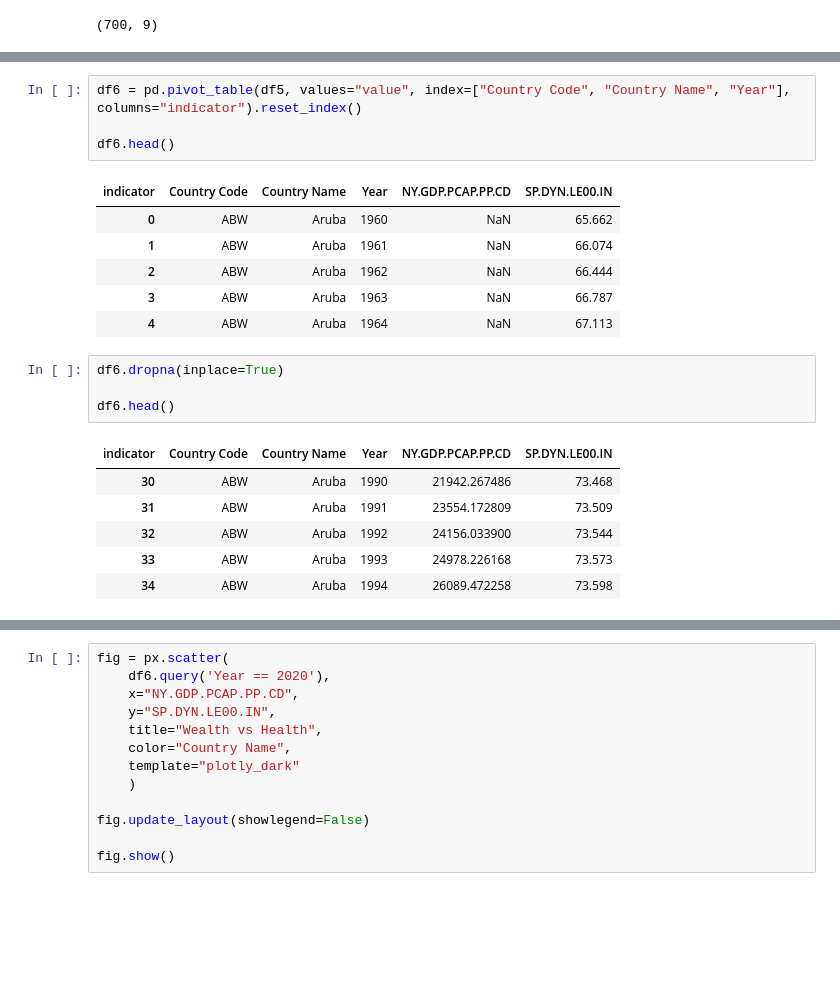
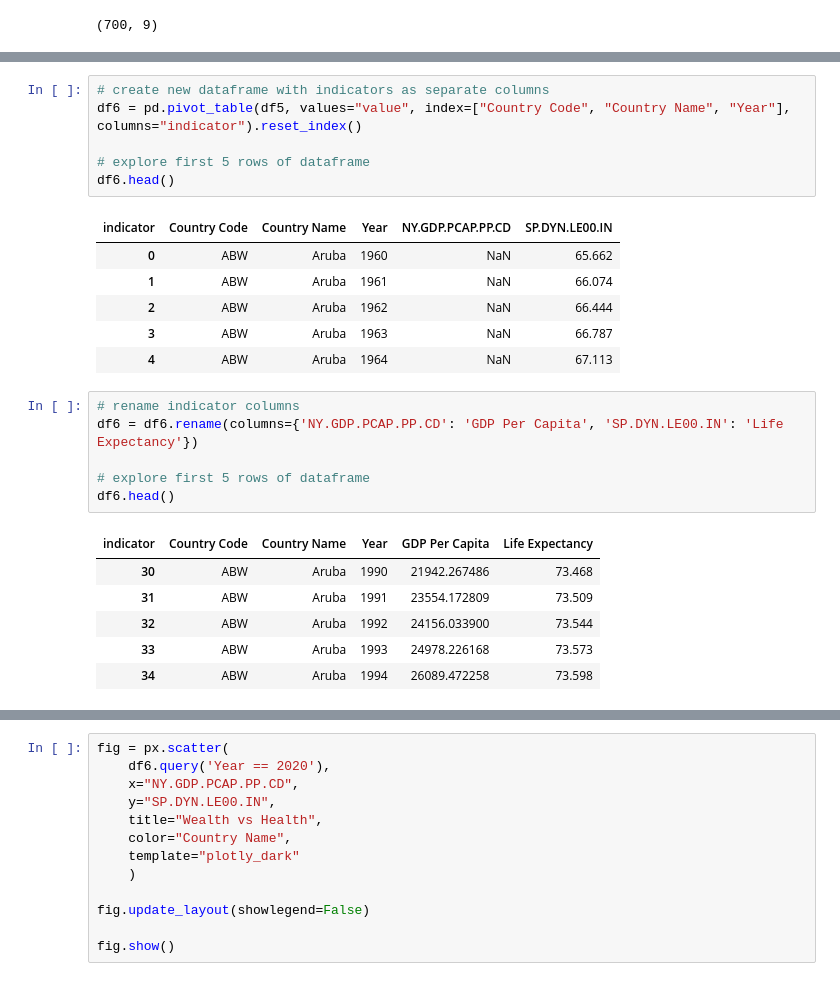
Before and after one commit to davidsadovy/data690_fall2022, a Jupyter notebook: assignment_07/assignment_07.ipynb, the cells around one changed output, grey strips where cells are left out. Cells and saved outputs as stored; diff of their text form; blank space fills up the shorter version.

```diff
--- a/assignment_07/assignment_07.ipynb
+++ b/assignment_07/assignment_07.ipynb
@@ -175,6 +192,8 @@ df5.sample(5)
 # %%
+# create new dataframe with indicators as separate columns
 df6 = pd.pivot_table(df5, values="value", index=["Country Code", "Country Name", "Year"], columns="indicator").reset_index()
 
+# explore first 5 rows of dataframe
 df6.head()
 # %% [output]
 | indicator | Country Code | Country Name | Year | NY.GDP.PCAP.PP.CD | SP.DYN.LE00.IN |
@@ -183,14 +202,16 @@ df6.head()
 | 2 | ABW | Aruba | 1962 | NaN | 66.444 |
 | 3 | ABW | Aruba | 1963 | NaN | 66.787 |
 | 4 | ABW | Aruba | 1964 | NaN | 67.113 |
-# %%
-df6.dropna(inplace=True)
-
-df6.head()
-# %% [output]
-| indicator | Country Code | Country Name | Year | NY.GDP.PCAP.PP.CD | SP.DYN.LE00.IN |
-| 30 | ABW | Aruba | 1990 | 21942.267486 | 73.468 |
-| 31 | ABW | Aruba | 1991 | 23554.172809 | 73.509 |
-| 32 | ABW | Aruba | 1992 | 24156.033900 | 73.544 |
-| 33 | ABW | Aruba | 1993 | 24978.226168 | 73.573 |
-| 34 | ABW | Aruba | 1994 | 26089.472258 | 73.598 |
+# %%
+# rename indicator columns
+df6 = df6.rename(columns={'NY.GDP.PCAP.PP.CD': 'GDP Per Capita', 'SP.DYN.LE00.IN': 'Life Expectancy'})
+
+# explore first 5 rows of dataframe
+df6.head()
+# %% [output]
+| indicator | Country Code | Country Name | Year | GDP Per Capita | Life Expectancy |
+| 30 | ABW | Aruba | 1990 | 21942.267486 | 73.468 |
+| 31 | ABW | Aruba | 1991 | 23554.172809 | 73.509 |
+| 32 | ABW | Aruba | 1992 | 24156.033900 | 73.544 |
+| 33 | ABW | Aruba | 1993 | 24978.226168 | 73.573 |
+| 34 | ABW | Aruba | 1994 | 26089.472258 | 73.598 |
```
Also changed, not shown: parts of 23 cells of this notebook.
